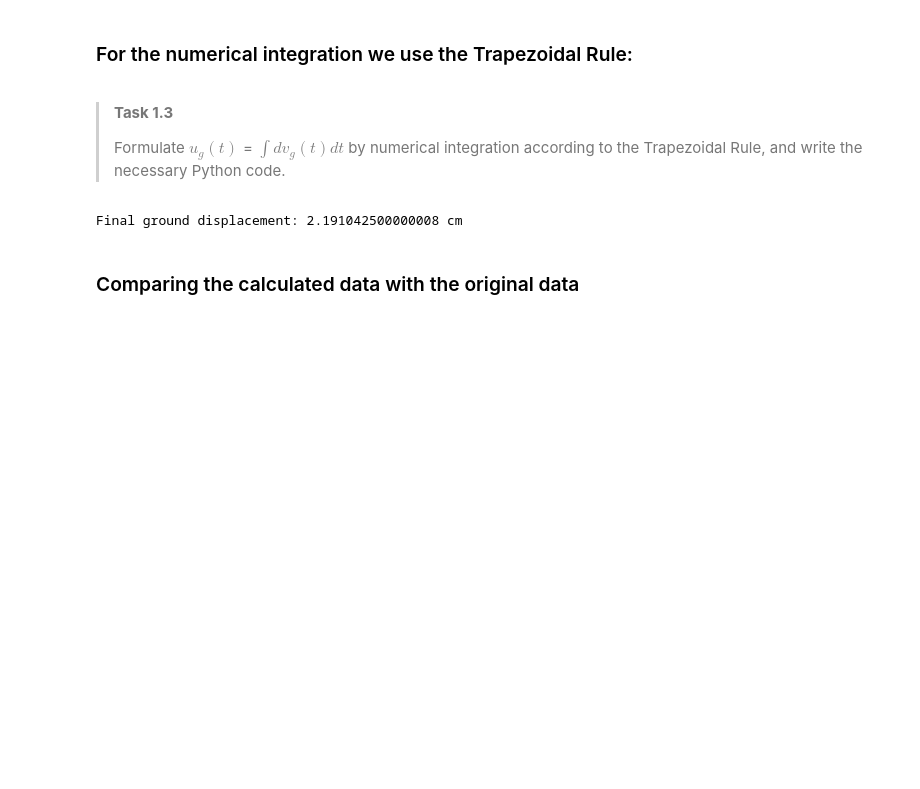
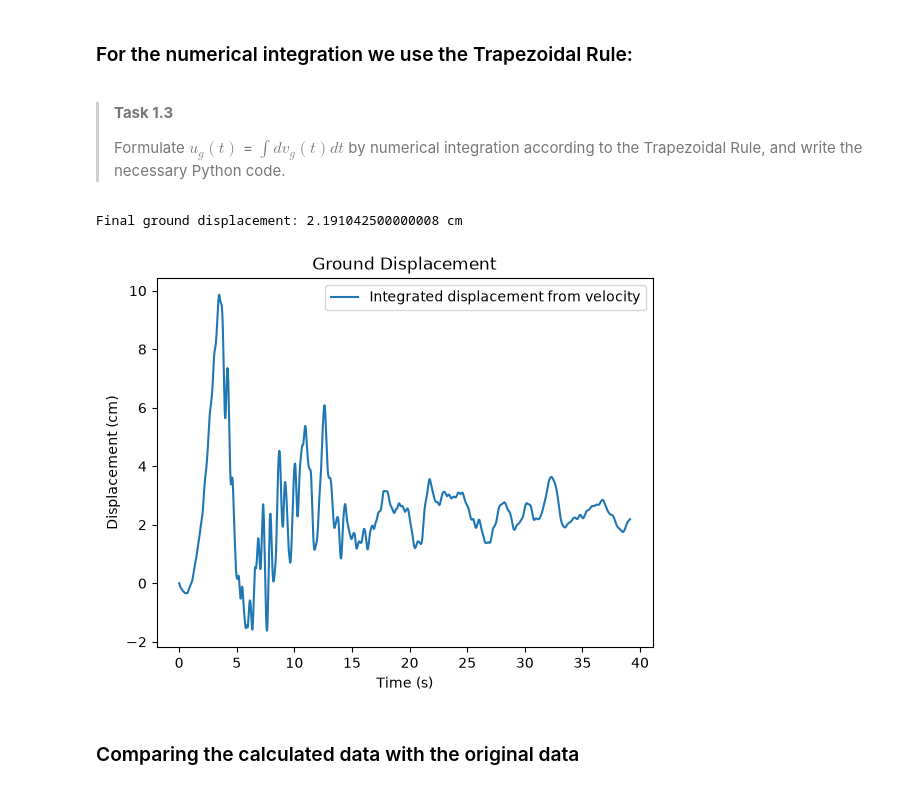
Before and after one commit to NickZhou21/GA1.2, a Jupyter notebook: all_files_GA_1_2/1Ddynamics.ipynb, the cells around one changed output. Drawn from its saved outputs; the diff is of its cells as text; code cells hidden in the pictures; blank space fills up the shorter version.

```diff
--- a/all_files_GA_1_2/1Ddynamics.ipynb
+++ b/all_files_GA_1_2/1Ddynamics.ipynb
@@ -140,17 +140,24 @@ len(ag)
 # %%
 # Trapezoidal Rule to integrate ground displacement from given velocity
 
 # Trapezoidal Rule to integrate ground displacement from given velocity
 
 u_g = [0]
 
 for i in range(num-1):
     displacement = 0.5 * (vg[i] + vg[i+1]) * dt
     u_g.append(u_g[i] + displacement)
 
 print("Final ground displacement:", u_g[-1], "cm")
+plt.plot(t, u_g, label='Integrated displacement from velocity')
+plt.xlabel('Time (s)')
+plt.ylabel('Displacement (cm)')
+plt.title('Ground Displacement')
+plt.legend()
+plt.show()
 # %% [output]
 Final ground displacement: 2.191042500000008 cm
+[figure, added]
 # %% [markdown]
 ### Comparing the calculated data with the original data
 # %% [markdown]
```
